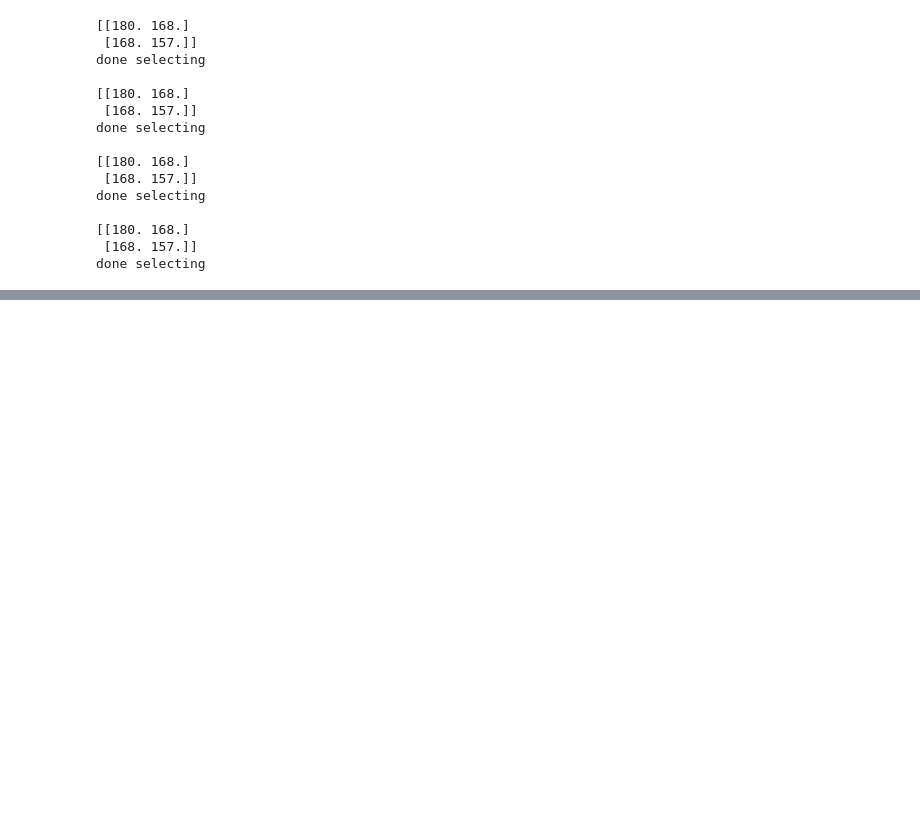
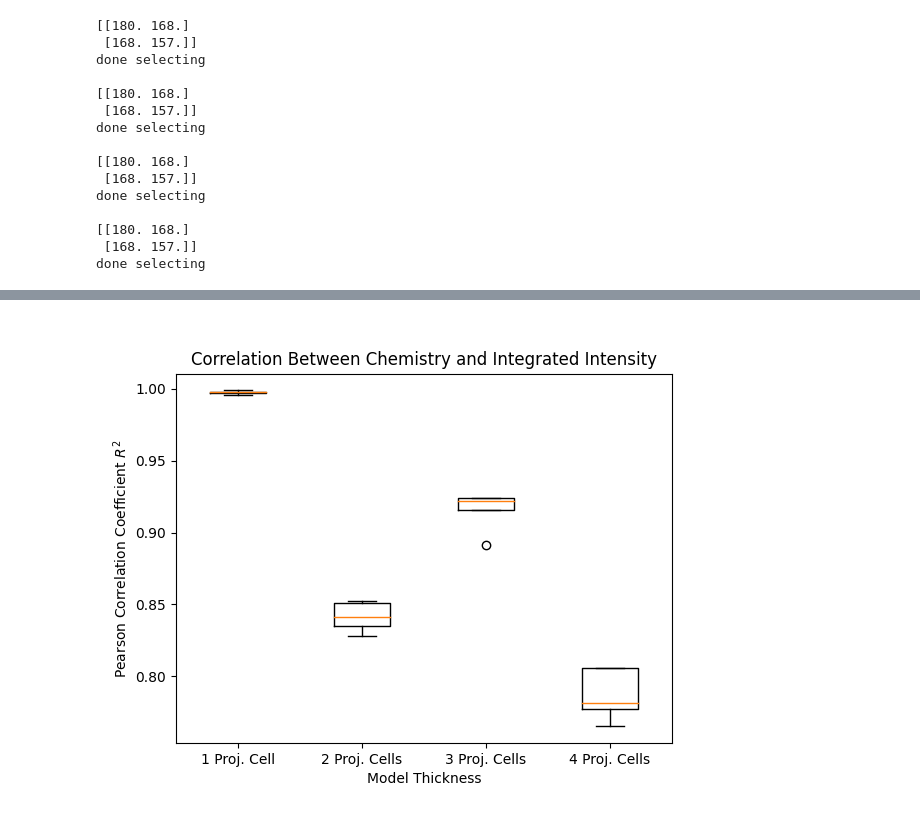
Before and after one commit to realitychemist/abtem_scripts, a Jupyter notebook: alscn_intensity_mapping _tests.ipynb, the cells around one changed output, grey strips where cells are left out. Drawn from its saved outputs; the diff is of its cells as text; code cells hidden in the pictures; blank space fills up the shorter version.

```diff
--- a/alscn_intensity_mapping _tests.ipynb
+++ b/alscn_intensity_mapping _tests.ipynb
@@ -293,0 +288,20 @@ for lat in lattices:
+# %%
+# Measured R^2 values for several trials
+# Each sublist here is a thickness, with repeats in the list representing trials
+rsquareds = [[0.996, 0.997, 0.998, 0.998, 0.999],  # 1 u.c.
+             [0.835, 0.852, 0.841, 0.851, 0.828],  # 2 u.c.
+             [0.891, 0.916, 0.924, 0.924, 0.922],  # 3 u.c.
+             [0.806, 0.765, 0.777, 0.781, 0.806]]  # 4 u.c.
+rsqaureds = np.array(rsquareds).T  # Transpose so that it works with a simple call to boxplot
+# %%
+%matplotlib widget
+labs = ["1 Proj. Cell", "2 Proj. Cells", "3 Proj. Cells", "4 Proj. Cells"]
+fig, ax = plt.subplots()
+ax.boxplot(rsquareds)
+ax.set_xticklabels(labs)
+ax.set_ylabel("Pearson Correlation Coefficient $R^2$")
+ax.set_xlabel("Model Thickness")
+plt.title("Correlation Between Chemistry and Integrated Intensity")
+plt.show()
+# %% [output]
+[figure, added]
```
Also changed, not shown: parts of 21 cells of this notebook, 1 other file.
